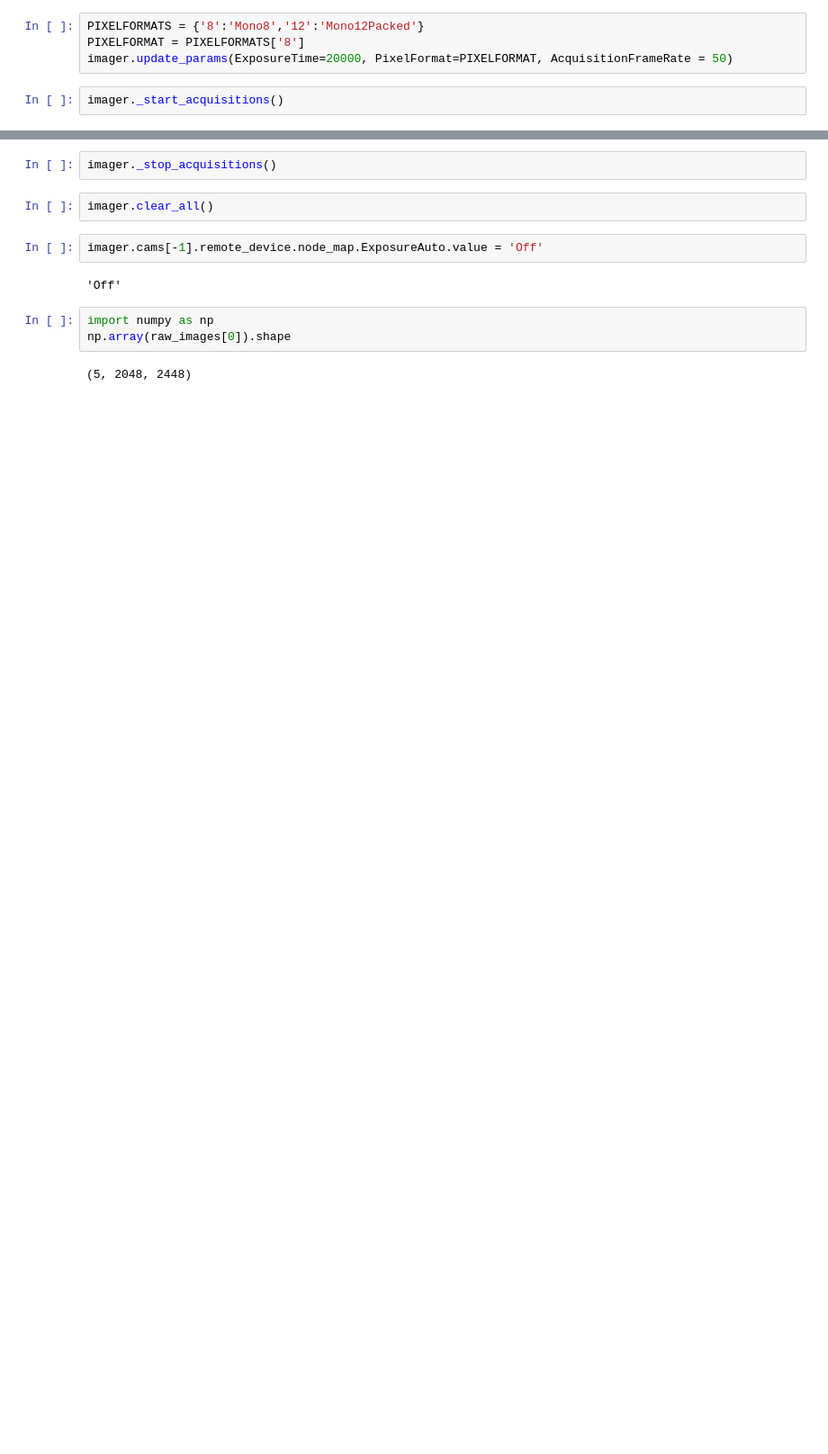
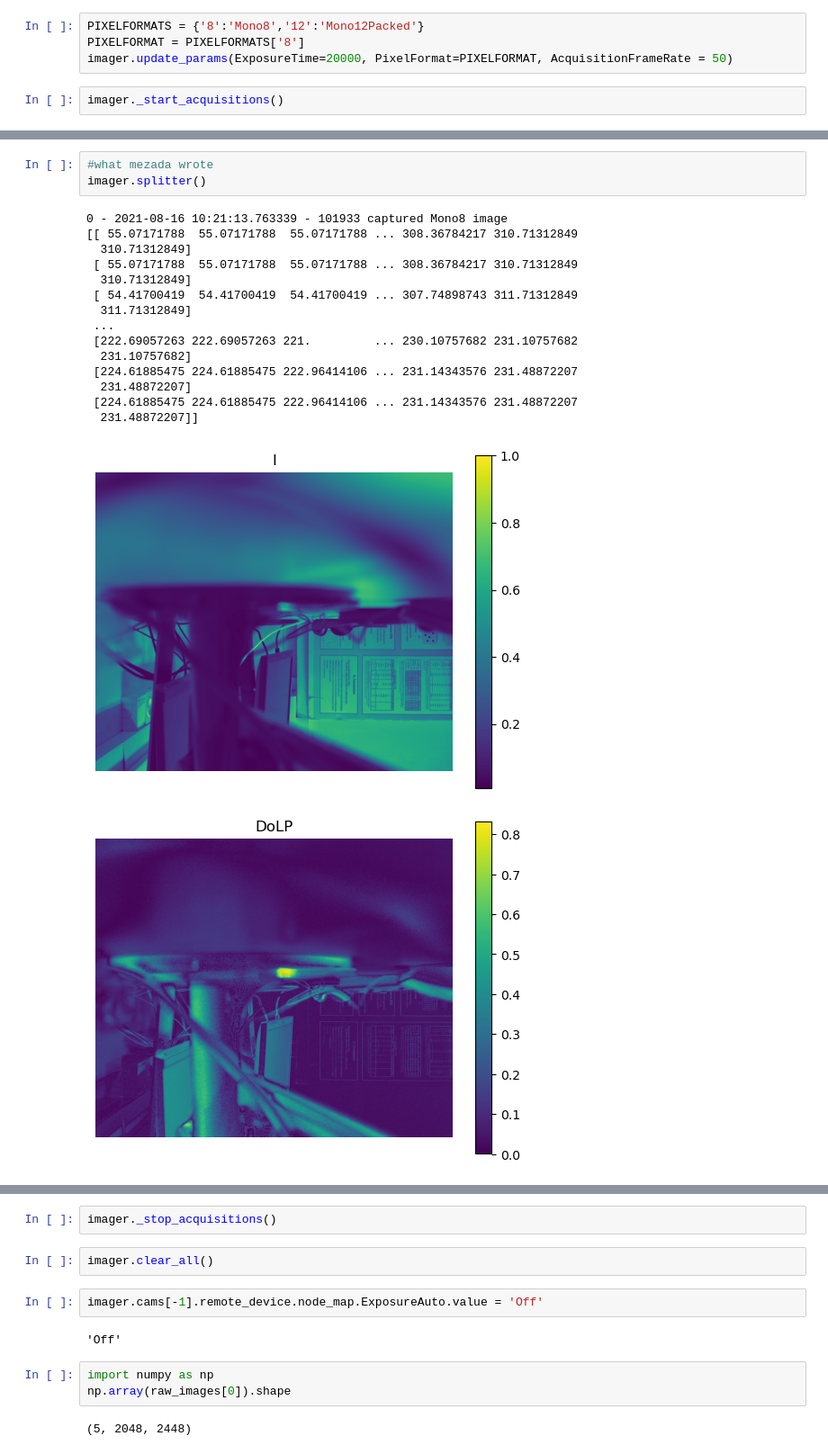
Before and after one commit to masadatz/PolCam, a Jupyter notebook: svs vistek.ipynb, the cells around one changed output, grey strips where cells are left out. Shown at 90% size. Drawn from its saved outputs; the diff is of its cells as text; blank space fills up the shorter version.

```diff
--- a/svs vistek.ipynb
+++ b/svs vistek.ipynb
@@ -76,0 +25,20 @@ plt.savefig('AoLP.png')
+# %%
+#what mezada wrote
+imager.splitter()
+# %% [output]
+0 - 2021-08-16 10:21:13.763339 - 101933 captured Mono8 image
+[[ 55.07171788  55.07171788  55.07171788 ... 308.36784217 310.71312849
+  310.71312849]
+ [ 55.07171788  55.07171788  55.07171788 ... 308.36784217 310.71312849
+  310.71312849]
+ [ 54.41700419  54.41700419  54.41700419 ... 307.74898743 311.71312849
+  311.71312849]
+ ...
+ [222.69057263 222.69057263 221.         ... 230.10757682 231.10757682
+  231.10757682]
+ [224.61885475 224.61885475 222.96414106 ... 231.14343576 231.48872207
+  231.48872207]
+ [224.61885475 224.61885475 222.96414106 ... 231.14343576 231.48872207
+  231.48872207]]
+[figure, added]
+[figure, added]
```
Also changed, not shown: parts of 9 cells of this notebook, 1 other file.
